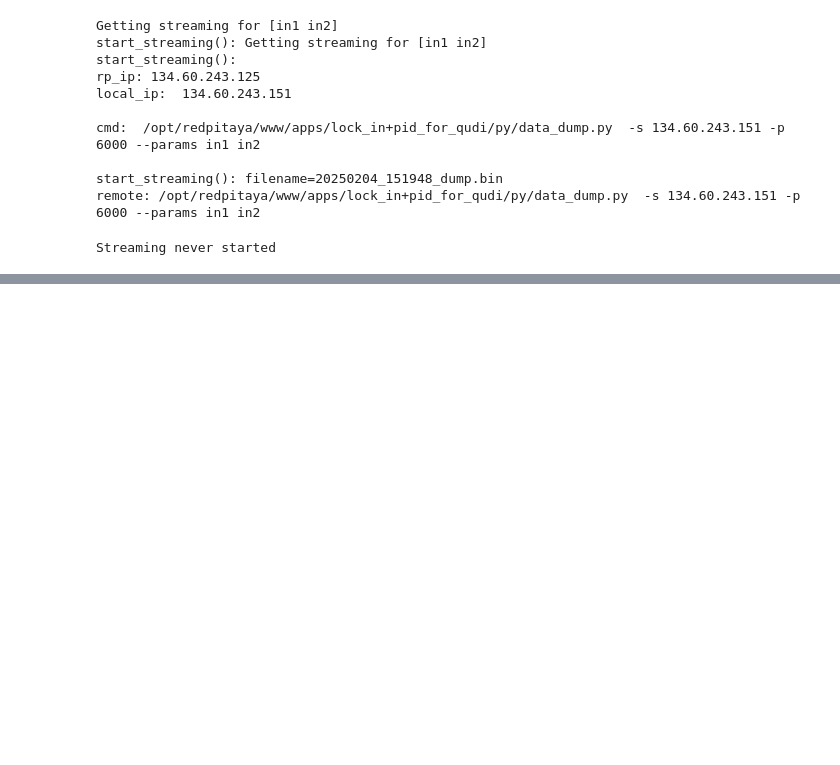
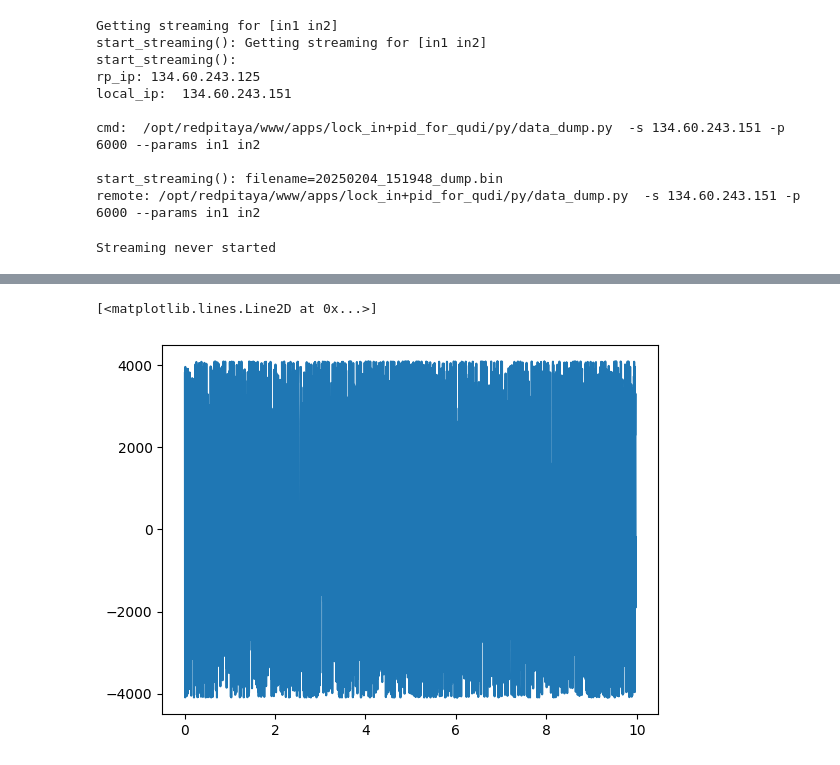
Before and after one commit to DrKeksdieb/rp_lock-in_pid_for_qudi, a Jupyter notebook: resources/remote_control/red_pitaya_test.ipynb, the cells around one changed output, grey strips where cells are left out. Cells and saved outputs as stored; diff of their text form; code cells hidden in the pictures; blank space fills up the shorter version.

```diff
--- a/resources/remote_control/red_pitaya_test.ipynb
+++ b/resources/remote_control/red_pitaya_test.ipynb
@@ -189,0 +224,5 @@ Timeout reached. Exiting.
+# %%
+plt.plot(t,ch2)
+# %% [output]
+[<matplotlib.lines.Line2D at 0x...>]
+[figure, added]
```
Also changed, not shown: parts of 4 cells of this notebook.
